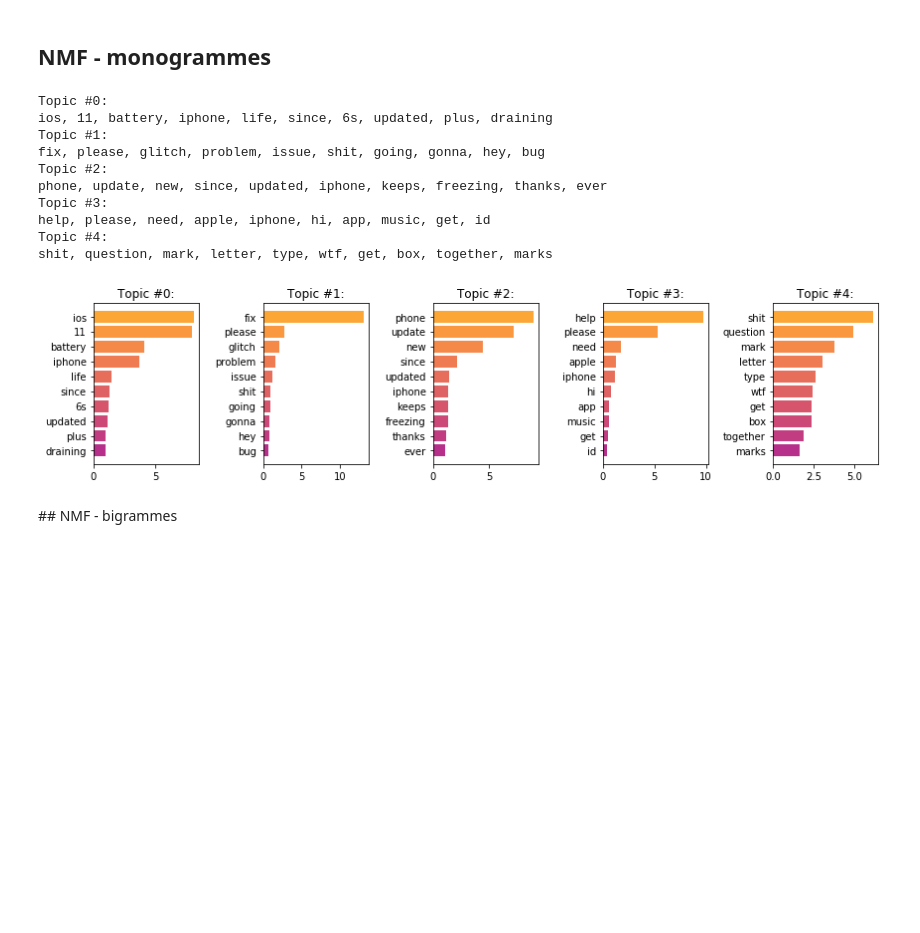
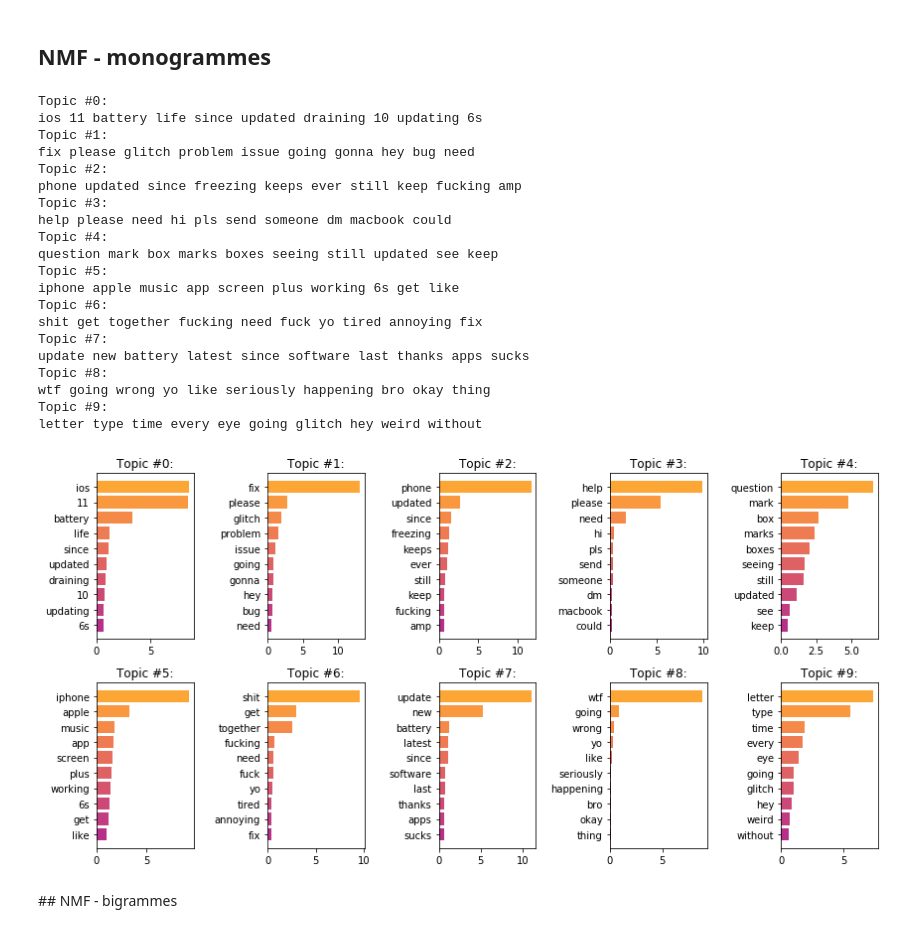
Before and after one commit to francoisserra/topic-modelling-tweets, a Jupyter notebook: tweets-topic-modelling.ipynb, the cells around one changed output. Saved outputs shown, nothing was run; the diff lists cells and outputs as text; code cells hidden in the pictures; blank space fills up the shorter version.

Commit message:
import David's work into notebook

```diff
--- a/tweets-topic-modelling.ipynb
+++ b/tweets-topic-modelling.ipynb
@@ -211,7 +262,9 @@ stopWords.add('@AppleSupport')
 stopWords.add('@applesupport')
 stopWords.add('@115858')
 
-vectorizer = TfidfVectorizer(max_df=0.9, min_df=1, max_features=10000,stop_words=stopWords, tokenizer=None, preprocessor=None,token_pattern=tweet_regex,)
+vectorizer = TfidfVectorizer(max_df=0.9, min_df=1, max_features=MaxFeature,stop_words=stopWords, analyzer = 'word',
+                             tokenizer=None, preprocessor=None,token_pattern=tweet_regex,
+                             lowercase = True)
 
 X = vectorizer.fit_transform(apple.text_x)
 print("n_samples: %d, n_features: %d" % X.shape)
@@ -235,37 +371,0 @@ def print_top_words(centroids, feature_names, n_top_words):
-# %%
-%matplotlib inline
-import matplotlib.pyplot as plt
-from matplotlib import cm
-import math
-
-def print_top_words_histo(centroids, feature_names, n_top_words):
-    colors = cm.plasma_r(np.linspace(.2,1, 20))
-    plt.figure(figsize=(12,3))
-    for topic_idx, topic in enumerate(centroids):
-        #plt.subplot(math.ceil(centroids.shape[0]/2),2,topic_idx+1)
-        plt.subplot(1,centroids.shape[0],topic_idx+1)
-        plt.title("Topic #%d:" % topic_idx)
-        words = [feature_names[i] for i in topic.argsort()[:-n_top_words - 1:-1]]
-        weights = [topic[i] for i in topic.argsort()[:-n_top_words - 1:-1]]
-        plt.barh(range(n_top_words,0,-1),width=weights, tick_label=words, color=colors)
-    plt.tight_layout()
-    plt.show()
-# %%
-from sklearn.cluster import MiniBatchKMeans
-from time import time
-
-# Do the actual clustering with online K-Means
-nb_of_topics = 5
-km = MiniBatchKMeans(n_clusters=nb_of_topics, init='k-means++', n_init=1,
-                     init_size=1000, batch_size=500, verbose=0,  random_state=2018)
-
-print("Clustering sparse data with %s" % km)
-t0 = time()
-km.fit(X)
-print("done in %0.3fs" % (time() - t0))
-
-# Look at terms that are the most present in each class
-feature_names = vectorizer.get_feature_names()
-n_top_words = 10
-
-print("\nTopics in K-means model:")
@@ -304,19 +377,29 @@ nmf = NMF(n_components=nb_of_topics,
           alpha=.1, l1_ratio=.5).fit(X)
 # %%
-print_top_words(nmf.components_, vectorizer.get_feature_names(), n_top_words)
-print_top_words_histo(nmf.components_, vectorizer.get_feature_names(), n_top_words)
+print_top_words(nmf.components_, feature_names, n_top_words)
+print_top_words_histo(nmf.components_, feature_names, n_top_words)
 # %% [output]
 Topic #0:
-ios, 11, battery, iphone, life, since, 6s, updated, plus, draining
+ios 11 battery life since updated draining 10 updating 6s
 Topic #1:
-fix, please, glitch, problem, issue, shit, going, gonna, hey, bug
+fix please glitch problem issue going gonna hey bug need
 Topic #2:
-phone, update, new, since, updated, iphone, keeps, freezing, thanks, ever
+phone updated since freezing keeps ever still keep fucking amp
 Topic #3:
-help, please, need, apple, iphone, hi, app, music, get, id
+help please need hi pls send someone dm macbook could
 Topic #4:
-shit, question, mark, letter, type, wtf, get, box, together, marks
+question mark box marks boxes seeing still updated see keep
+Topic #5:
+iphone apple music app screen plus working 6s get like
+Topic #6:
+shit get together fucking need fuck yo tired annoying fix
+Topic #7:
+update new battery latest since software last thanks apps sucks
+Topic #8:
+wtf going wrong yo like seriously happening bro okay thing
+Topic #9:
+letter type time every eye going glitch hey weird without
-[figure, old version]
+[figure, new version]
 # %% [markdown]
 ## NMF - bigrammes
 # %%
```
Also changed, not shown: parts of 59 cells of this notebook.
